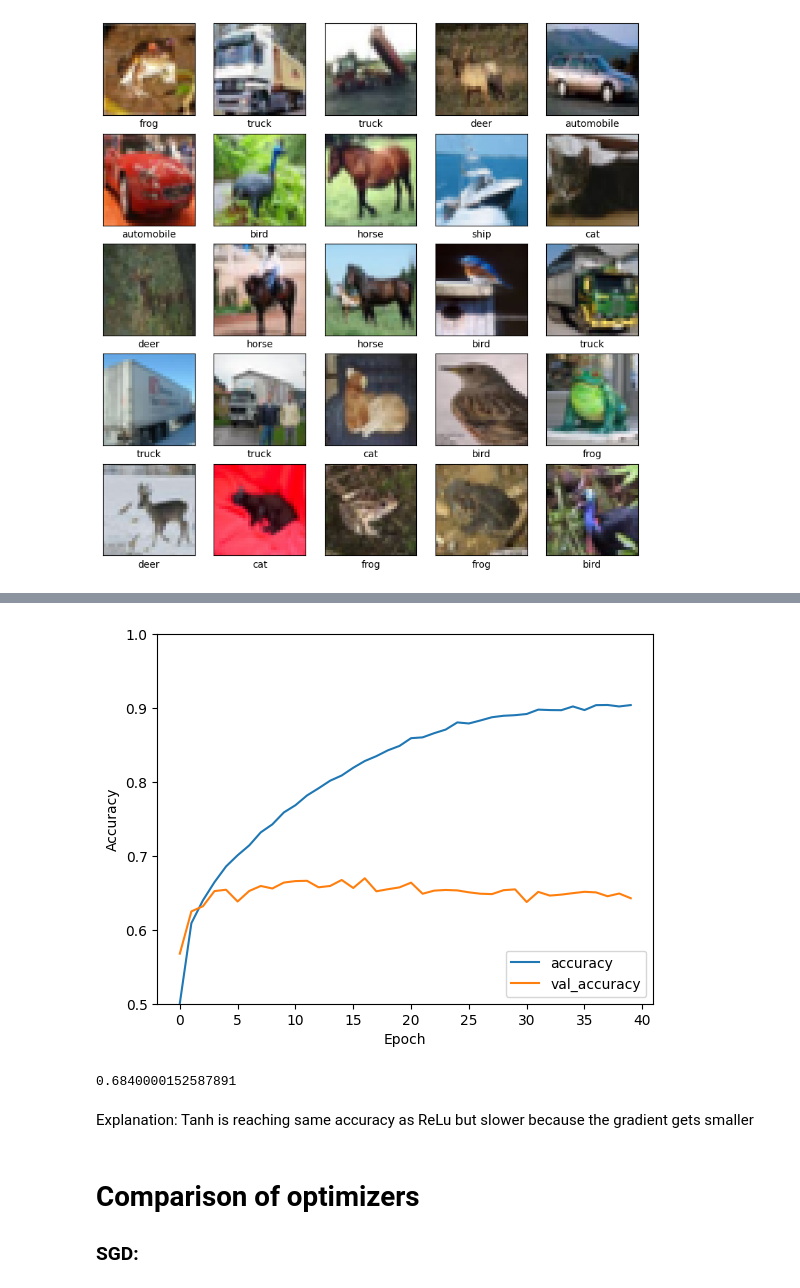
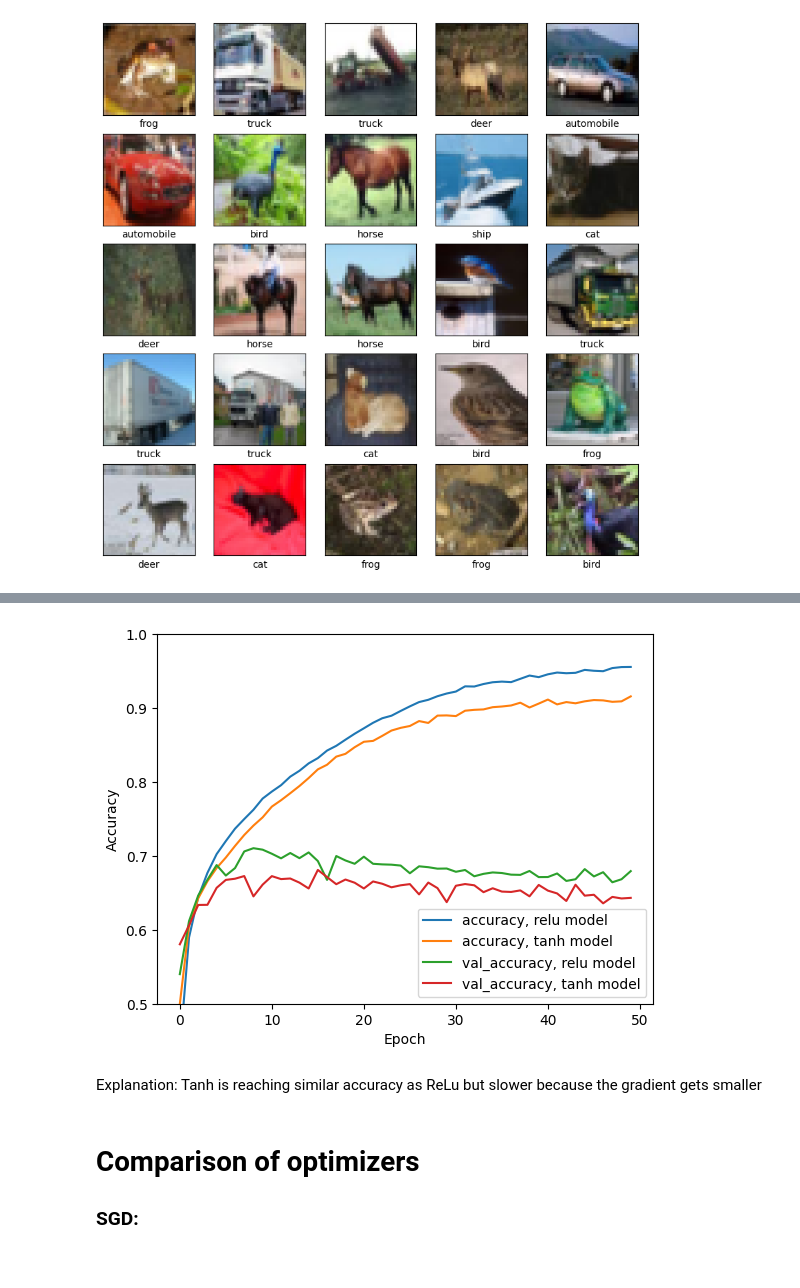
Before and after one commit to meraxion/cds-ml, a Jupyter notebook: Week 6 Deep Learning/CNN_3_4.ipynb, the cells around one changed output, grey strips where cells are left out. Cells and saved outputs as stored; diff of their text form; code cells hidden in the pictures.

```diff
--- a/Week 6 Deep Learning/CNN_3_4.ipynb
+++ b/Week 6 Deep Learning/CNN_3_4.ipynb
@@ -40,0 +54,2 @@ Skipping registering GPU devices...
+# %%
+model_relu = create_model(activation='relu')
@@ -145,8 +146,14 @@ model_v2.add(layers.Dense(10))
+# %%
+model_tanh = create_model('tanh')
 # %%
-model_v2.compile(optimizer='adam',
-              loss=tf.keras.losses.SparseCategoricalCrossentropy(from_logits=True),
-              metrics=['accuracy'])
+with tf.device('/CPU:0'):
+    model_tanh.compile(optimizer='adam',
+                  loss=tf.keras.losses.SparseCategoricalCrossentropy(from_logits=True),
+                  metrics=['accuracy'])
 
-history_v2 = model_v2.fit(train_images, train_labels, epochs=40,
-                    validation_data=(test_images, test_labels))
+    history_tanh = model_tanh.fit(train_images, train_labels, epochs=50,
+                        validation_data=(test_images, test_labels))
+    model_tanh.save_weights('model_tanh_Adam.weights.h5')
+    with open('history_tanh_adam.pkl', 'wb') as file:
+        pickle.dump(history_tanh.history, file)
 # %% [output]
@@ -170,10 +179,22 @@ Epoch 40/40
+# %%
+def compare_stats(history1, history2, model1, model2, name1, name2):
+    plt.plot(history1['accuracy'], label=f'accuracy, {name1}')
+    plt.plot(history2['accuracy'], label=f'accuracy, {name2}')
+    plt.plot(history1['val_accuracy'], label = f'val_accuracy, {name1}')
+    plt.plot(history2['val_accuracy'], label = f'val_accuracy, {name2}')
+    plt.xlabel('Epoch')
+    plt.ylabel('Accuracy')
+    plt.ylim([0.5, 1])
+    plt.legend(loc='lower right')
+
+    test_loss_1, test_acc_1 = model1.evaluate(test_images,  test_labels, verbose=2)
+    test_loss_2, test_acc_2 = model2.evaluate(test_images,  test_labels, verbose=2)
+    print(f'test accuracy of {name1}: {test_acc_1}')
+    print(f'test accuracy of {name2}: {test_acc_2}')
 # %%
-plt.plot(history_v2.history['accuracy'], label='accuracy')
-plt.plot(history_v2.history['val_accuracy'], label = 'val_accuracy')
-plt.xlabel('Epoch')
-plt.ylabel('Accuracy')
-plt.ylim([0.5, 1])
-plt.legend(loc='lower right')
+with open('history_tanh_adam.pkl', 'rb') as file:
+    history_tanh = pickle.load(file)
 
-test_loss, test_acc = model.evaluate(test_images,  test_labels, verbose=2)
+model_tanh.load_weights('model_tanh_Adam.weights.h5')
+compare_stats(history_relu, history_tanh, model_relu, model_tanh, 'relu model', 'tanh model')
 # %% [output]
@@ -181,10 +205,6 @@ test_loss, test_acc = model.evaluate(test_images,  test_labels, verbose=2)
-[figure, old version]
+[figure, new version]
-# %%
-print(test_acc)
-# %% [output]
-0.6840000152587891
 # %% [markdown]
-Explanation: Tanh is reaching same accuracy as ReLu but slower because the gradient gets smaller
+Explanation: Tanh is reaching similar accuracy as ReLu but slower because the gradient gets smaller
 # %% [markdown]
 # Comparison of optimizers
 ### SGD:
```
Also changed, not shown: parts of 27 cells of this notebook.
